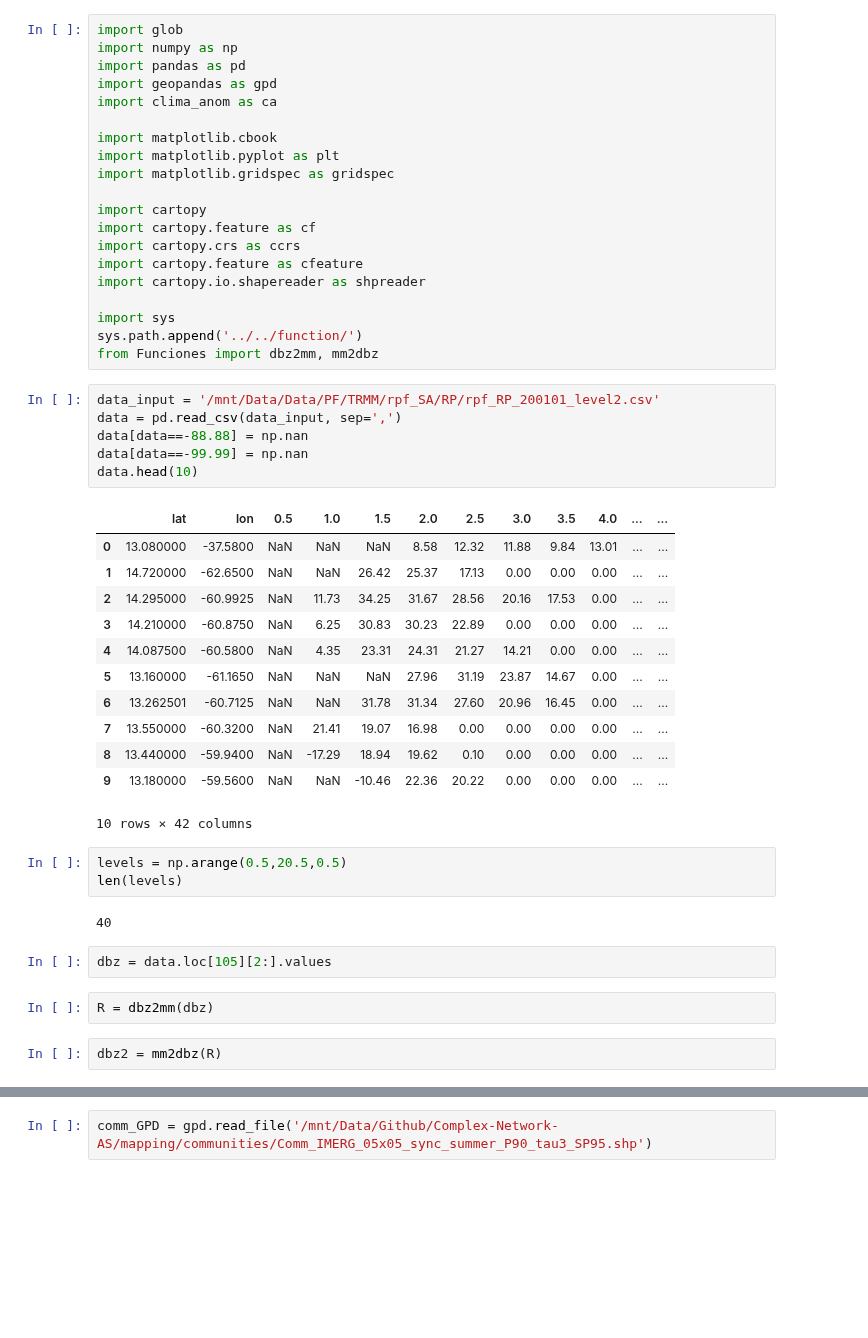
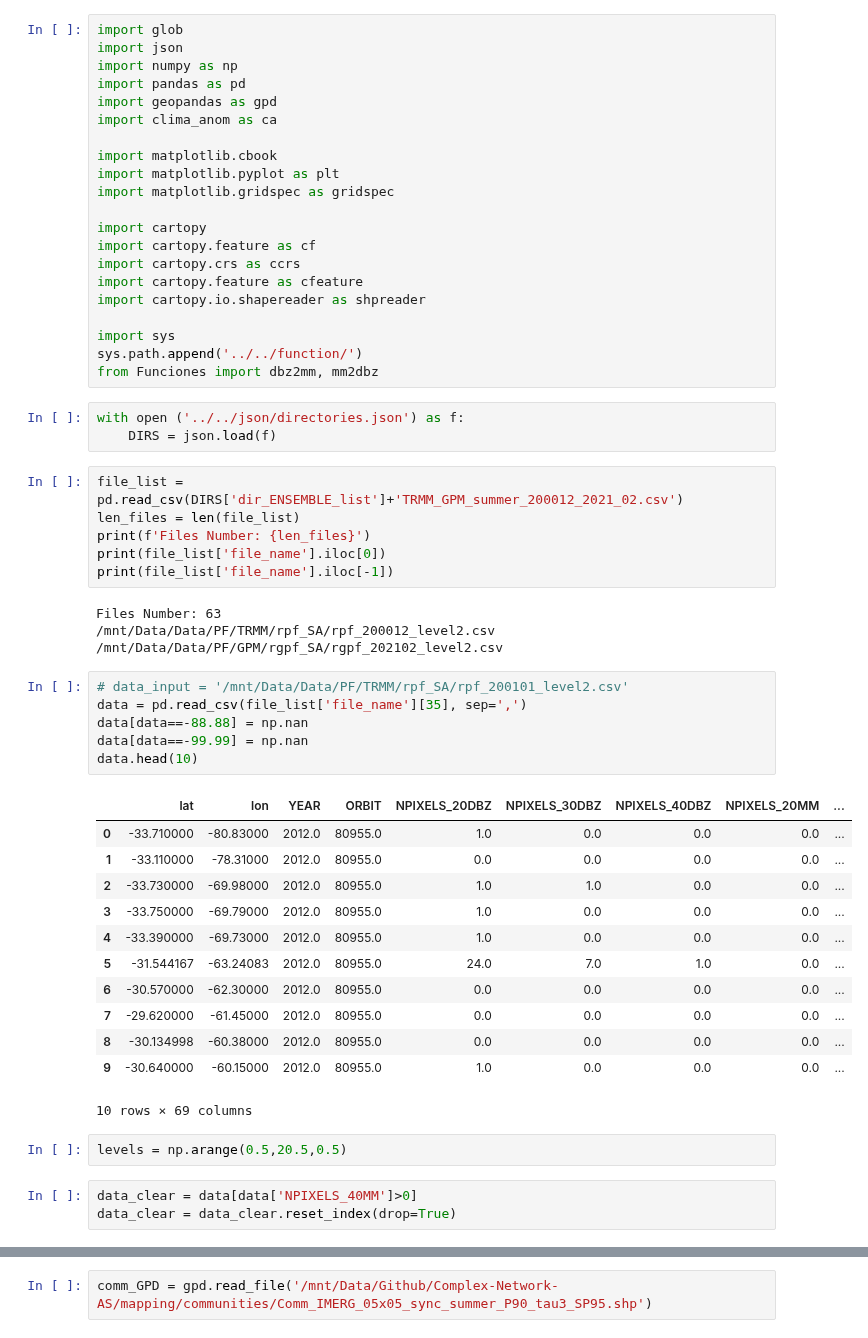
Before and after one commit to mhacarthur/PF_processing, a Jupyter notebook: jupyter/plot/Reflectivity_levels.ipynb, the cells around one changed output, grey strips where cells are left out. Drawn from its saved outputs; the diff is of its cells as text; blank space fills up the shorter version.

Commit message:
change names files

```diff
--- a/jupyter/plot/Reflectivity_levels.ipynb
+++ b/jupyter/plot/Reflectivity_levels.ipynb
@@ -1,5 +1,6 @@
 # %%
 import glob
+import json
 import numpy as np
 import pandas as pd
 import geopandas as gpd
@@ -18,34 +19,41 @@ import cartopy.io.shapereader as shpreader
 import sys
 sys.path.append('../../function/')
 from Funciones import dbz2mm, mm2dbz
+# %%
+with open ('../../json/directories.json') as f:
+    DIRS = json.load(f)
+# %%
+file_list = pd.read_csv(DIRS['dir_ENSEMBLE_list']+'TRMM_GPM_summer_200012_2021_02.csv')
+len_files = len(file_list)
+print(f'Files Number: {len_files}')
+print(file_list['file_name'].iloc[0])
+print(file_list['file_name'].iloc[-1])
+# %% [output]
+Files Number: 63
+/mnt/Data/Data/PF/TRMM/rpf_SA/rpf_200012_level2.csv
+/mnt/Data/Data/PF/GPM/rgpf_SA/rgpf_202102_level2.csv
 # %%
-data_input = '/mnt/Data/Data/PF/TRMM/rpf_SA/RP/rpf_RP_200101_level2.csv'
-data = pd.read_csv(data_input, sep=',')
+# data_input = '/mnt/Data/Data/PF/TRMM/rpf_SA/rpf_200101_level2.csv'
+data = pd.read_csv(file_list['file_name'][35], sep=',')
 data[data==-88.88] = np.nan
 data[data==-99.99] = np.nan
 data.head(10)
 # %% [output]
-|  | lat | lon | 0.5 | 1.0 | 1.5 | 2.0 | 2.5 | 3.0 | 3.5 | 4.0 | ... | ... |
-| 0 | 13.080000 | -37.5800 | NaN | NaN | NaN | 8.58 | 12.32 | 11.88 | 9.84 | 13.01 | ... | ... |
-| 1 | 14.720000 | -62.6500 | NaN | NaN | 26.42 | 25.37 | 17.13 | 0.00 | 0.00 | 0.00 | ... | ... |
-| 2 | 14.295000 | -60.9925 | NaN | 11.73 | 34.25 | 31.67 | 28.56 | 20.16 | 17.53 | 0.00 | ... | ... |
-| 3 | 14.210000 | -60.8750 | NaN | 6.25 | 30.83 | 30.23 | 22.89 | 0.00 | 0.00 | 0.00 | ... | ... |
-| 4 | 14.087500 | -60.5800 | NaN | 4.35 | 23.31 | 24.31 | 21.27 | 14.21 | 0.00 | 0.00 | ... | ... |
-| 5 | 13.160000 | -61.1650 | NaN | NaN | NaN | 27.96 | 31.19 | 23.87 | 14.67 | 0.00 | ... | ... |
-| 6 | 13.262501 | -60.7125 | NaN | NaN | 31.78 | 31.34 | 27.60 | 20.96 | 16.45 | 0.00 | ... | ... |
-| 7 | 13.550000 | -60.3200 | NaN | 21.41 | 19.07 | 16.98 | 0.00 | 0.00 | 0.00 | 0.00 | ... | ... |
-| 8 | 13.440000 | -59.9400 | NaN | -17.29 | 18.94 | 19.62 | 0.10 | 0.00 | 0.00 | 0.00 | ... | ... |
-| 9 | 13.180000 | -59.5600 | NaN | NaN | -10.46 | 22.36 | 20.22 | 0.00 | 0.00 | 0.00 | ... | ... |
+|  | lat | lon | YEAR | ORBIT | NPIXELS_20DBZ | NPIXELS_30DBZ | NPIXELS_40DBZ | NPIXELS_20MM | ... |
+| 0 | -33.710000 | -80.83000 | 2012.0 | 80955.0 | 1.0 | 0.0 | 0.0 | 0.0 | ... |
+| 1 | -33.110000 | -78.31000 | 2012.0 | 80955.0 | 0.0 | 0.0 | 0.0 | 0.0 | ... |
+| 2 | -33.730000 | -69.98000 | 2012.0 | 80955.0 | 1.0 | 1.0 | 0.0 | 0.0 | ... |
+| 3 | -33.750000 | -69.79000 | 2012.0 | 80955.0 | 1.0 | 0.0 | 0.0 | 0.0 | ... |
+| 4 | -33.390000 | -69.73000 | 2012.0 | 80955.0 | 1.0 | 0.0 | 0.0 | 0.0 | ... |
+| 5 | -31.544167 | -63.24083 | 2012.0 | 80955.0 | 24.0 | 7.0 | 1.0 | 0.0 | ... |
+| 6 | -30.570000 | -62.30000 | 2012.0 | 80955.0 | 0.0 | 0.0 | 0.0 | 0.0 | ... |
+| 7 | -29.620000 | -61.45000 | 2012.0 | 80955.0 | 0.0 | 0.0 | 0.0 | 0.0 | ... |
+| 8 | -30.134998 | -60.38000 | 2012.0 | 80955.0 | 0.0 | 0.0 | 0.0 | 0.0 | ... |
+| 9 | -30.640000 | -60.15000 | 2012.0 | 80955.0 | 1.0 | 0.0 | 0.0 | 0.0 | ... |
-10 rows × 42 columns
+10 rows × 69 columns
 # %%
 levels = np.arange(0.5,20.5,0.5)
-len(levels)
-# %% [output]
-40
-# %%
-dbz = data.loc[105][2:].values
-# %%
-R = dbz2mm(dbz)
-# %%
-dbz2 = mm2dbz(R)
+# %%
+data_clear = data[data['NPIXELS_40MM']>0]
+data_clear = data_clear.reset_index(drop=True)
 # %%
```
Also changed, not shown: parts of 8 cells of this notebook.
